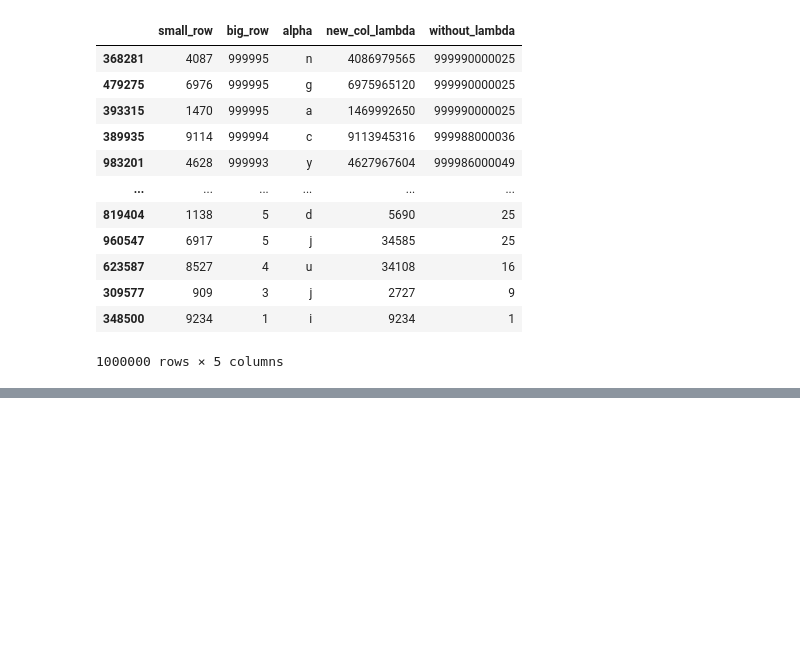
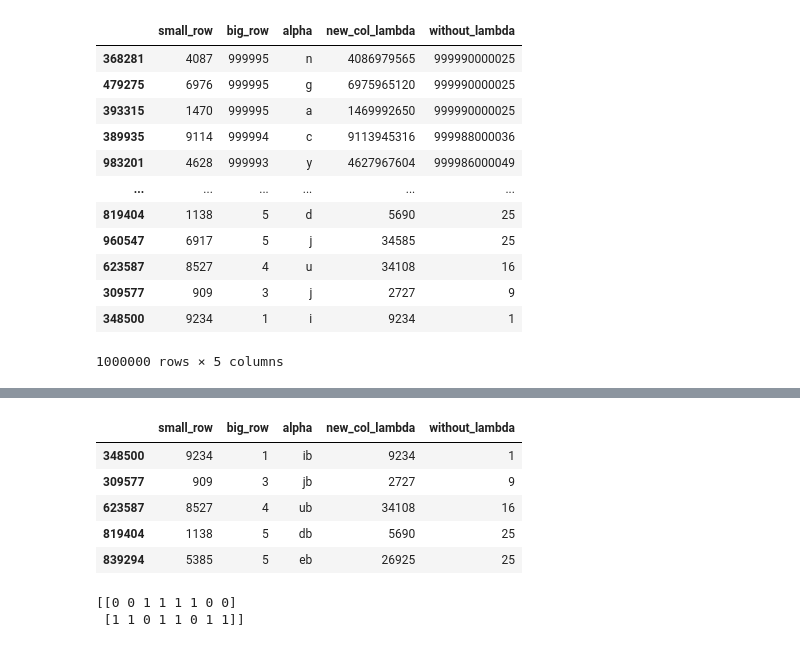
Before and after one commit to aniketkalra11/basic_kaggle_practice, a Jupyter notebook: pandas_practice.ipynb, the cells around one changed output, grey strips where cells are left out. Cells and saved outputs as stored; diff of their text form; code cells hidden in the pictures; blank space fills up the shorter version.

```diff
--- a/pandas_practice.ipynb
+++ b/pandas_practice.ipynb
@@ -206,6 +203,6 @@ df.sort_values('without_lambda', ascending= False)
 | 348500 | 9234 | 1 | i | 9234 | 1 |
 1000000 rows × 5 columns
 # %%
-df['without_lambda', 'big_row'] = df['without_lambda', 'big_row'].astype(str)
+# df['without_lambda', 'big_row'] = df['without_lambda', 'big_row'].astype(str)
 df.info()
 # %% [output]
@@ -213,29 +221,27 @@ KeyError: ('without_lambda', 'big_row')
 # %%
 # Importing pandas package
-import pandas as pd
+# Importing numpy package
+# import numpy as np
 
-# Importing numpy package
-import numpy as np
+# # Creating a dictionary
+# d = {
+#     'a':  ['left', 'right', 'left', 'right', 'left', 'right'],
+#     'b': ['right', 'left', 'right', 'left', 'right', 'left'],
+#     'c': [-1, 1, -1, 1, -1, 1]
+# }
 
-# Creating a dictionary
-d = {
-    'a':  ['left', 'right', 'left', 'right', 'left', 'right'],
-    'b': ['right', 'left', 'right', 'left', 'right', 'left'],
-    'c': [-1, 1, -1, 1, -1, 1]
-}
+# # Creating a DataFrame
+# df = pd.DataFrame(d)
 
-# Creating a DataFrame
-df = pd.DataFrame(d)
+# # Display DataFrame
+# print("Original DataFrame:\n",df,"\n")
 
-# Display DataFrame
-print("Original DataFrame:\n",df,"\n")
+# # Defining the specific values to compare
+# idx = (df['c'] == 1)
 
-# Defining the specific values to compare
-idx = (df['c'] == 1)
+# # Swapping values
+# df.loc[idx,['a','b']] = df.loc[idx,['b','a']].values
 
-# Swapping values
-df.loc[idx,['a','b']] = df.loc[idx,['b','a']].values
-
-# Display result
+# # Display result
 print("Result:\n",df)
 # %% [output]
@@ -258,0 +278,20 @@ Result:
+# %%
+df['alpha'] = df['alpha'].transform(func = (lambda a: a+'b'))
+df.head()
+# %% [output]
+|  | small_row | big_row | alpha | new_col_lambda | without_lambda |
+| 348500 | 9234 | 1 | ib | 9234 | 1 |
+| 309577 | 909 | 3 | jb | 2727 | 9 |
+| 623587 | 8527 | 4 | ub | 34108 | 16 |
+| 819404 | 1138 | 5 | db | 5690 | 25 |
+| 839294 | 5385 | 5 | eb | 26925 | 25 |
+# %%
+from sklearn.feature_extraction.text import CountVectorizer
+
+texts = ["This is a sample text.", "Another sample text with different words."]
+vectorizer = CountVectorizer()
+features = vectorizer.fit_transform(texts)
+print(features.toarray())
+# %% [output]
+[[0 0 1 1 1 1 0 0]
+ [1 1 0 1 1 0 1 1]]
```
Also changed, not shown: parts of 6 cells of this notebook, 12 other files.
